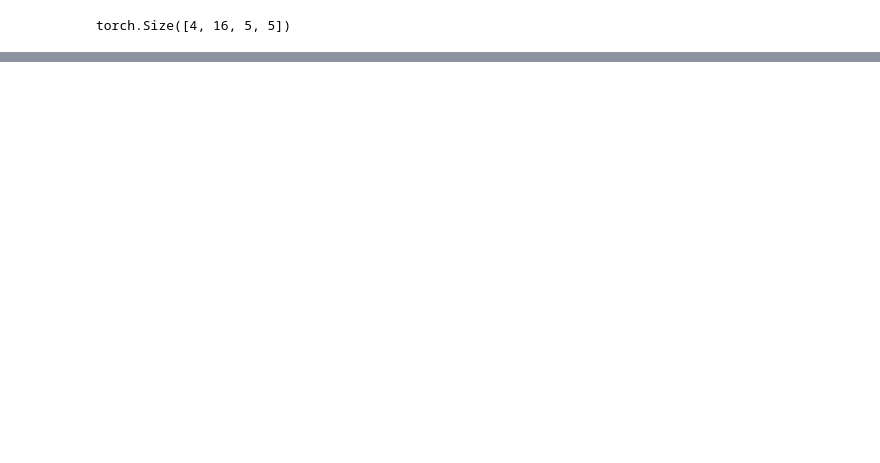
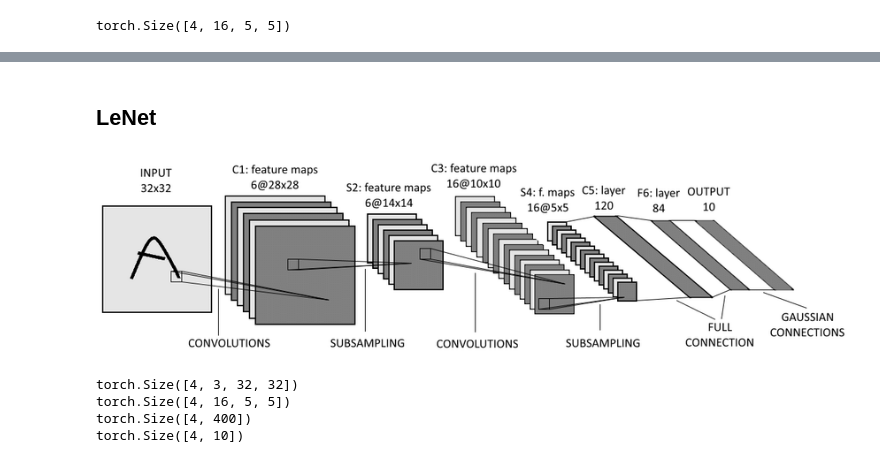
Before and after one commit to sagar9926/Pytorch, a Jupyter notebook: Pytorch_CNN.ipynb, the cells around one changed output, grey strips where cells are left out. Drawn from its saved outputs; the diff is of its cells as text; code cells hidden in the pictures; blank space fills up the shorter version.

```diff
--- a/Pytorch_CNN.ipynb
+++ b/Pytorch_CNN.ipynb
@@ -280,0 +311,6 @@ plt.imshow(out[0, 0, :, :].detach().numpy())
+# %% [markdown]
+##  LeNet
+# %%
+Image("1*AwJZkWLKabIicUPzSN6KCg.png")
+# %% [output]
+[figure, added]
@@ -280,0 +346,8 @@ plt.imshow(out[0, 0, :, :].detach().numpy())
+# %%
+net = LeNet()
+out = net(images)
+# %% [output]
+torch.Size([4, 3, 32, 32])
+torch.Size([4, 16, 5, 5])
+torch.Size([4, 400])
+torch.Size([4, 10])
```
Also changed, not shown: parts of 35 cells of this notebook.
